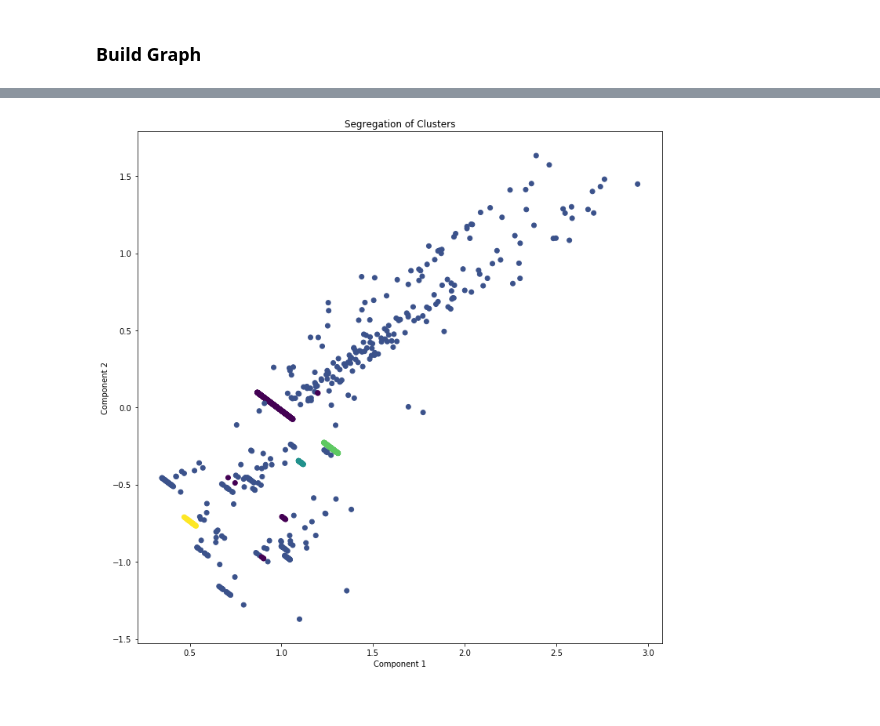
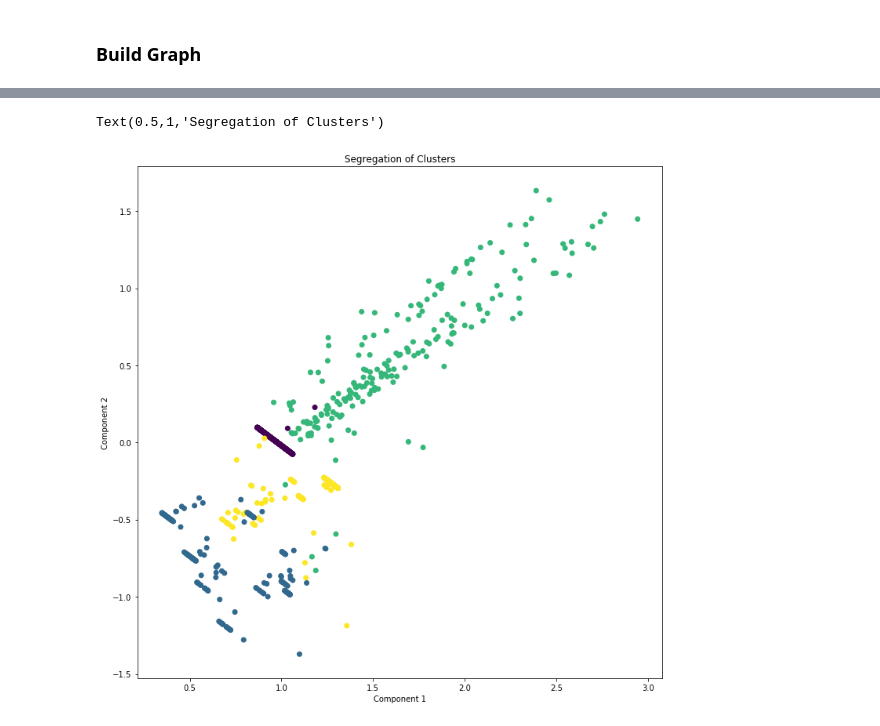
Before and after one commit to Pedrolindeza/schizoconnect, a Jupyter notebook: crc_2.ipynb, the cells around one changed output, grey strips where cells are left out. Saved outputs shown, nothing was run; the diff lists cells and outputs as text; code cells hidden in the pictures.

```diff
--- a/crc_2.ipynb
+++ b/crc_2.ipynb
@@ -152,7 +158,7 @@ df = pd.read_csv('joined_data.csv', sep="," ,error_bad_lines=False, low_memory=F
 drop_cols = []
 
 for i, row in df.dtypes.iteritems():
-    if row == object and i!= 'subjectid' and i!='dx':
+    if row == object and i!= 'subjectid' and i!='dx' and i!='sex' and i!='age':
         drop_cols.append(i)
 
 df_medic = df.drop(drop_cols, axis=1)
@@ -172,8 +176,10 @@ medic_mean_drop = pd.read_csv('processed_medic.csv')
 
 labels = medic_mean_drop['dx']
 ids = medic_mean_drop['subjectid']
+sex = medic_mean_drop['sex']
+age = medic_mean_drop['age']
 
-medic_mean_drop = medic_mean_drop.drop(['Unnamed: 0'], axis=1).drop(['subjectid'], axis=1).drop(['dx'], axis=1)
+medic_mean_drop = medic_mean_drop.drop(['Unnamed: 0'], axis=1).drop(['subjectid'], axis=1).drop(['dx'], axis=1).drop(['sex'], axis=1).drop(['age'], axis=1)
 # %% [markdown]
 ## Find Besk K Features
 # %%
@@ -219,23 +235,26 @@ def build_adjacency_matrix(data_frame, distance_metric, threshold=2):
 # %% [markdown]
 ### Build Graph
 # %%
-def create_attributes(disorder, subjectID):
+def create_attributes(disorder, subjectID, age, gender):
     dis = {}
     s_id={}
+    sx={}
+    ag={}
     size = len(disorder)
 
     for i in range(size):
         s_id[i] = subjectID[i]
         dis[i] = disorder[i]
-    return s_id, dis
+        sx[i] = gender[i]
+        ag[i] = age[i]
+    return s_id, dis, sx, ag
 # %%
 matrix = build_adjacency_matrix(medic_mean_drop_new, euclidean_distances, 0.1)
 
 G = nx.from_numpy_matrix(matrix)
-
-s_ids, disorders = create_attributes(labels,ids)
+s_ids, disorders, sexs, ages = create_attributes(labels, ids, age, sex)
 
 nx.set_node_attributes(G, 'subjectID', s_ids)
 nx.set_node_attributes(G, 'disorder', disorders)
-
-#write_dot(G, 'disorders.dot')
+nx.set_node_attributes(G, 'age', ages)
+nx.set_node_attributes(G, 'gender', sexs)
@@ -244,27 +321,25 @@ nx.set_node_attributes(G, 'disorder', disorders)
 # %%
 adj_mat = nx.to_numpy_matrix(G)
 
-clusters = SpectralClustering(n_clusters=5, random_state=42, n_jobs=-1, n_init=1000).fit_predict(medic_mean_drop_new)
+clusters = SpectralClustering(n_clusters=4, random_state=42, n_jobs=-1, n_init=1000).fit_predict(medic_mean_drop_new)
 
-sc = SpectralClustering(5, affinity='precomputed',random_state=42, n_jobs=-1, n_init=1000).fit_predict(adj_mat)
-
+sc = SpectralClustering(4, affinity='precomputed',random_state=42, n_jobs=-1, n_init=1000).fit_predict(adj_mat)
 
 svd_model = TruncatedSVD(n_components=2)  # 2 components
 
 lda_output_svd = svd_model.fit_transform(medic_mean_drop_new)
 
 x = lda_output_svd[:, 0]
 y = lda_output_svd[:, 1]
 
 
-
 plt.figure(figsize=(12, 12))
-#plt.scatter(x, y, c=clusters)
-plt.scatter(x, y, c=sc)
+plt.scatter(x, y, c=clusters)
+#plt.scatter(x, y, c=sc)
 plt.ylabel('Component 2')
 plt.xlabel('Component 1')
 plt.title("Segregation of Clusters" )
-#plt.savefig("clusters.png")
-plt.show()
+#plt.savefig("spectral.png")
 # %% [output]
+Text(0.5,1,'Segregation of Clusters')
-[figure, old version]
+[figure, new version]
```
Also changed, not shown: parts of 20 cells of this notebook.
